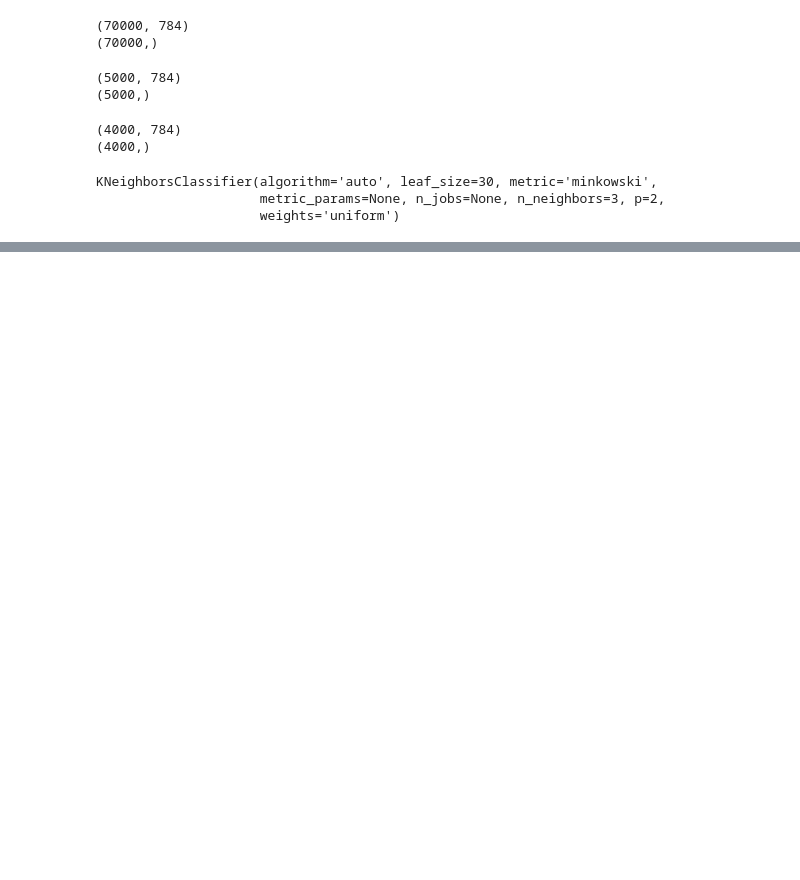
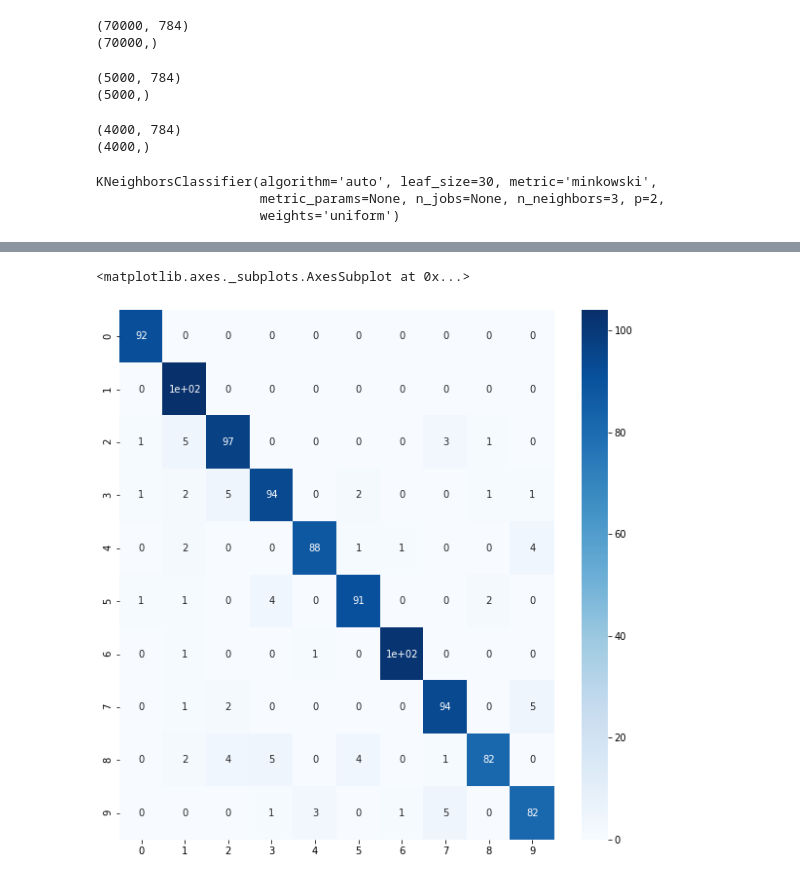
Before and after one commit to FrancescoTamborra/MNIST_classic_ML, a Jupyter notebook: MNIST_kNN.ipynb, the cells around one changed output, grey strips where cells are left out. Cells and saved outputs as stored; diff of their text form; code cells hidden in the pictures; blank space fills up the shorter version.

Commit message:
added heatmap

```diff
--- a/MNIST_kNN.ipynb
+++ b/MNIST_kNN.ipynb
@@ -120,0 +125,8 @@ for index, value in enumerate(select):
+# %%
+# On a more quantitative level we can plot the confusion matrix
+cf_matrix = confusion_matrix(ytest, predicted)
+plt.figure(figsize=(10,10))
+sns.heatmap(cf_matrix, annot=True, cmap='Blues') # we do not use % because the sample is not homogeneusly distributed
+# %% [output]
+<matplotlib.axes._subplots.AxesSubplot at 0x...>
+[figure, added]
```
Also changed, not shown: parts of 8 cells of this notebook.
